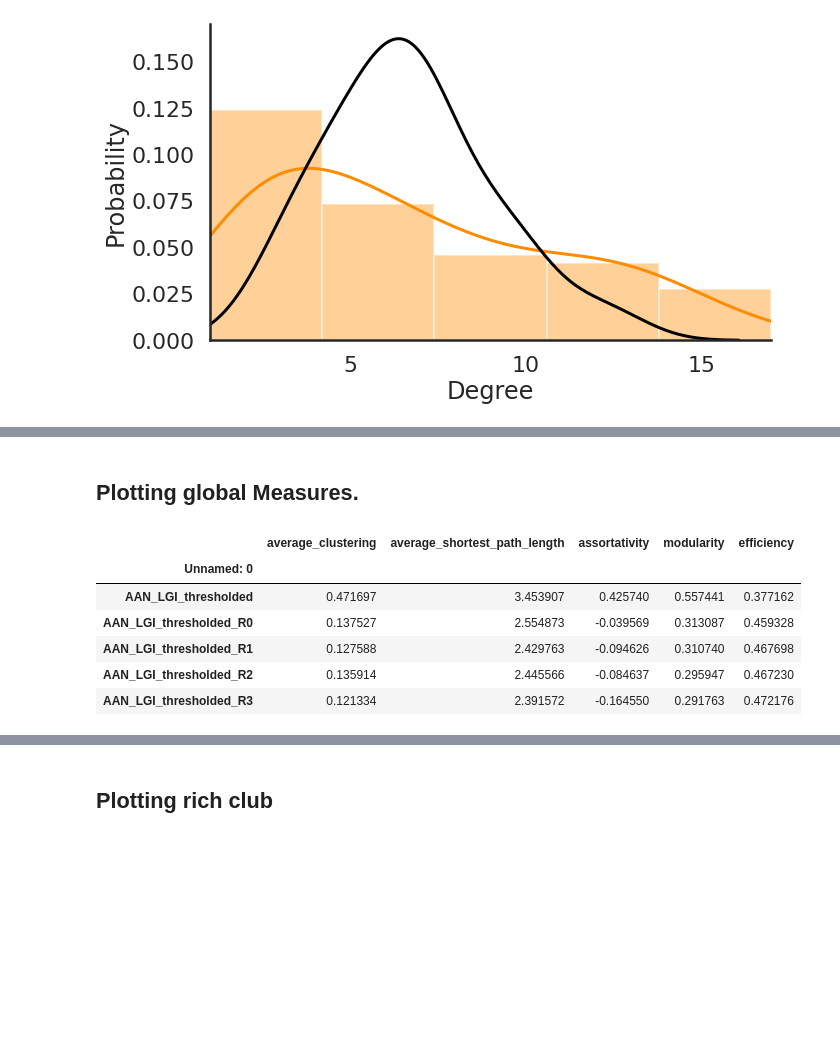
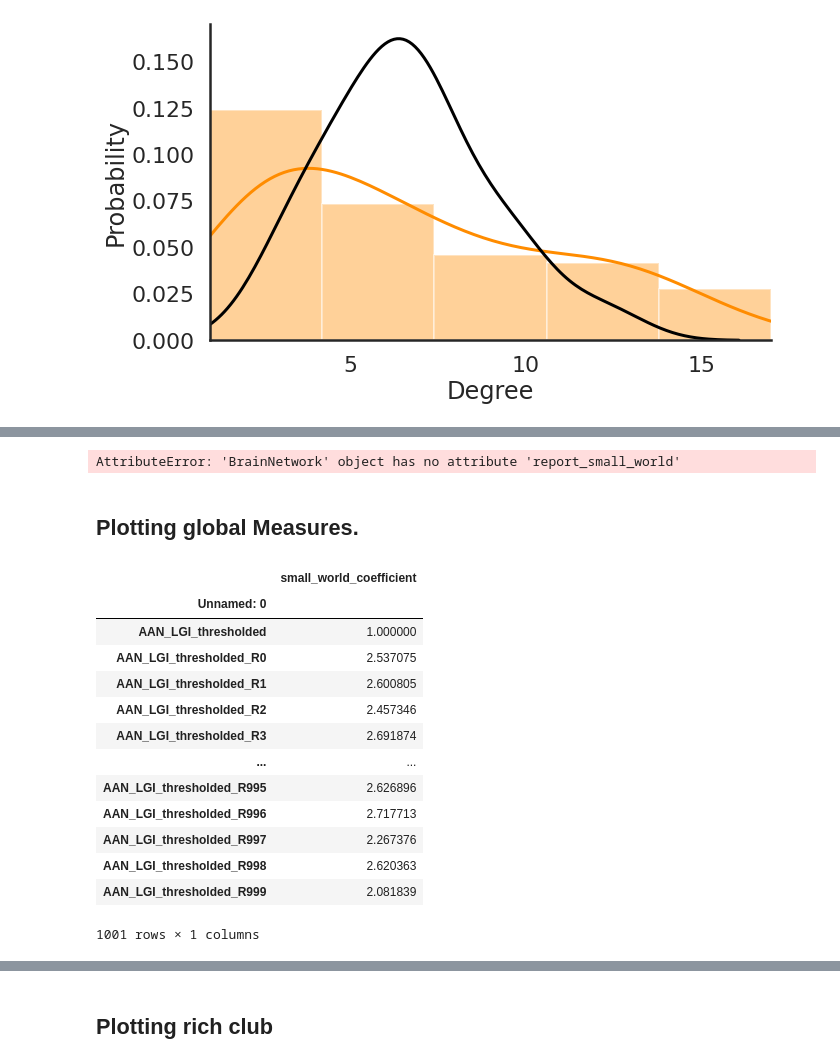
Before and after one commit to WMDA/SCN, a Jupyter notebook: scripts/work_in_progress_scripts/LGI_networks_assumptions.ipynb, the cells around one changed output, grey strips where cells are left out. Drawn from its saved outputs; the diff is of its cells as text; code cells hidden in the pictures; blank space fills up the shorter version.

```diff
--- a/scripts/work_in_progress_scripts/LGI_networks_assumptions.ipynb
+++ b/scripts/work_in_progress_scripts/LGI_networks_assumptions.ipynb
@@ -101,18 +101,30 @@ nodal_df.head()
 | 2 | lh_caudalmiddlefrontal_thickness | [-45.0, 18.0, 46.0] | -45.0 | 18.0 | 46.0 | 2 | 8 | 0.328431 | 0.000201 | ... |
 | 3 | lh_cuneus_thickness | [-1.0, -82.0, 20.0] | -1.0 | -82.0 | 20.0 | 3 | 6 | 0.283898 | 0.005679 | ... |
 | 4 | lh_entorhinal_thickness | [-16.0, -10.0, -29.0] | -16.0 | -10.0 | -29.0 | 4 | 3 | 0.223333 | 0.029851 | ... |
+# %%
+aan_graphs['graph_threshold'].report_small_world()
+# %% [output]
+AttributeError: 'BrainNetwork' object has no attribute 'report_small_world'
 # %% [markdown]
 ## Plotting global Measures.
-# %%
-brain_bundle_aan['global_measures'].head()
-# %% [output]
-|  | average_clustering | average_shortest_path_length | assortativity | modularity | efficiency |
-| Unnamed: 0 |  |  |  |  |  |
-| AAN_LGI_thresholded | 0.471697 | 3.453907 | 0.425740 | 0.557441 | 0.377162 |
-| AAN_LGI_thresholded_R0 | 0.137527 | 2.554873 | -0.039569 | 0.313087 | 0.459328 |
-| AAN_LGI_thresholded_R1 | 0.127588 | 2.429763 | -0.094626 | 0.310740 | 0.467698 |
-| AAN_LGI_thresholded_R2 | 0.135914 | 2.445566 | -0.084637 | 0.295947 | 0.467230 |
-| AAN_LGI_thresholded_R3 | 0.121334 | 2.391572 | -0.164550 | 0.291763 | 0.472176 |
+# %%
+brain_bundle_aan['small_world']
+#report_small_world()
+# %% [output]
+|  | small_world_coefficient |
+| Unnamed: 0 |  |
+| AAN_LGI_thresholded | 1.000000 |
+| AAN_LGI_thresholded_R0 | 2.537075 |
+| AAN_LGI_thresholded_R1 | 2.600805 |
+| AAN_LGI_thresholded_R2 | 2.457346 |
+| AAN_LGI_thresholded_R3 | 2.691874 |
+| ... | ... |
+| AAN_LGI_thresholded_R995 | 2.626896 |
+| AAN_LGI_thresholded_R996 | 2.717713 |
+| AAN_LGI_thresholded_R997 | 2.267376 |
+| AAN_LGI_thresholded_R998 | 2.620363 |
+| AAN_LGI_thresholded_R999 | 2.081839 |
+1001 rows × 1 columns
 # %%
 ScnFun.network_measures_plot(brain_bundle_aan, 'AAN_LGI_thresholded', color=['purple','slategrey'], ci=95)
 # %% [output]
```
Also changed, not shown: parts of 3 cells of this notebook, 9 other files.
